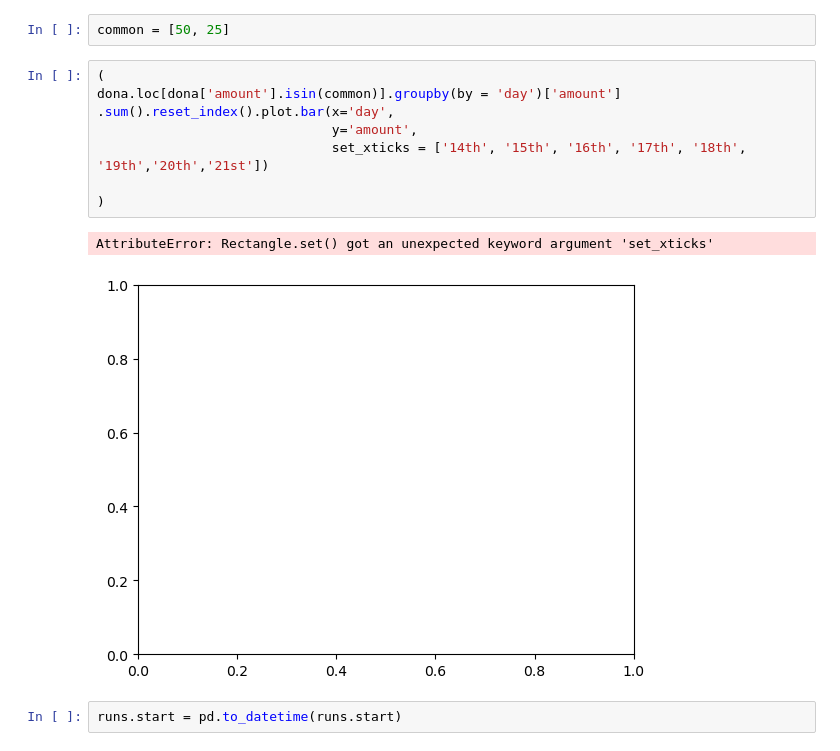
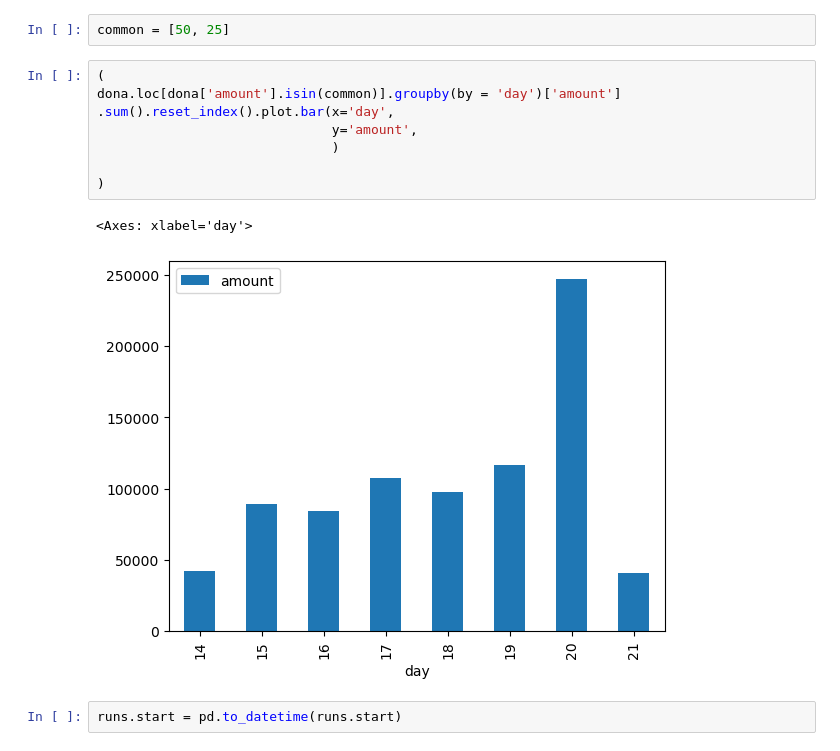
Before and after one commit to DouglasJBruce/GDQ_Analysis, a Jupyter notebook: exploration of games done quick donations.ipynb, the cells around one changed output. Cells and saved outputs as stored; diff of their text form.

```diff
--- a/exploration of games done quick donations.ipynb
+++ b/exploration of games done quick donations.ipynb
@@ -194,14 +194,14 @@ common = [50, 25]
 # %%
 (
 dona.loc[dona['amount'].isin(common)].groupby(by = 'day')['amount']
 .sum().reset_index().plot.bar(x='day',
                               y='amount',
-                              set_xticks = ['14th', '15th', '16th', '17th', '18th', '19th','20th','21st'])
+                              )
 
 )
 # %% [output]
-AttributeError: Rectangle.set() got an unexpected keyword argument 'set_xticks'
+<Axes: xlabel='day'>
-[figure, old version]
+[figure, new version]
 # %%
 runs.start = pd.to_datetime(runs.start)
 # %%
```
Also changed, not shown: parts of 63 cells of this notebook, 1 other file.
